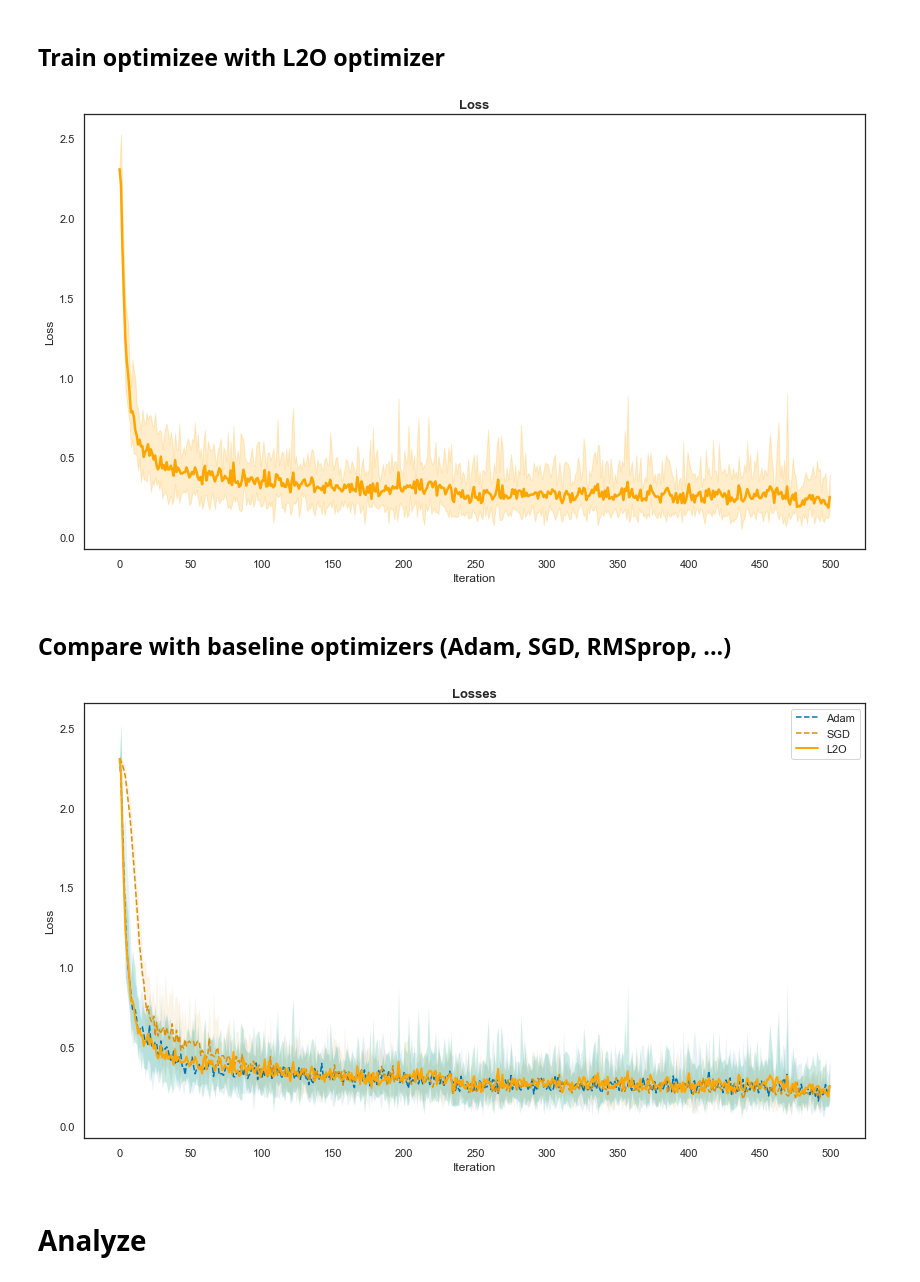
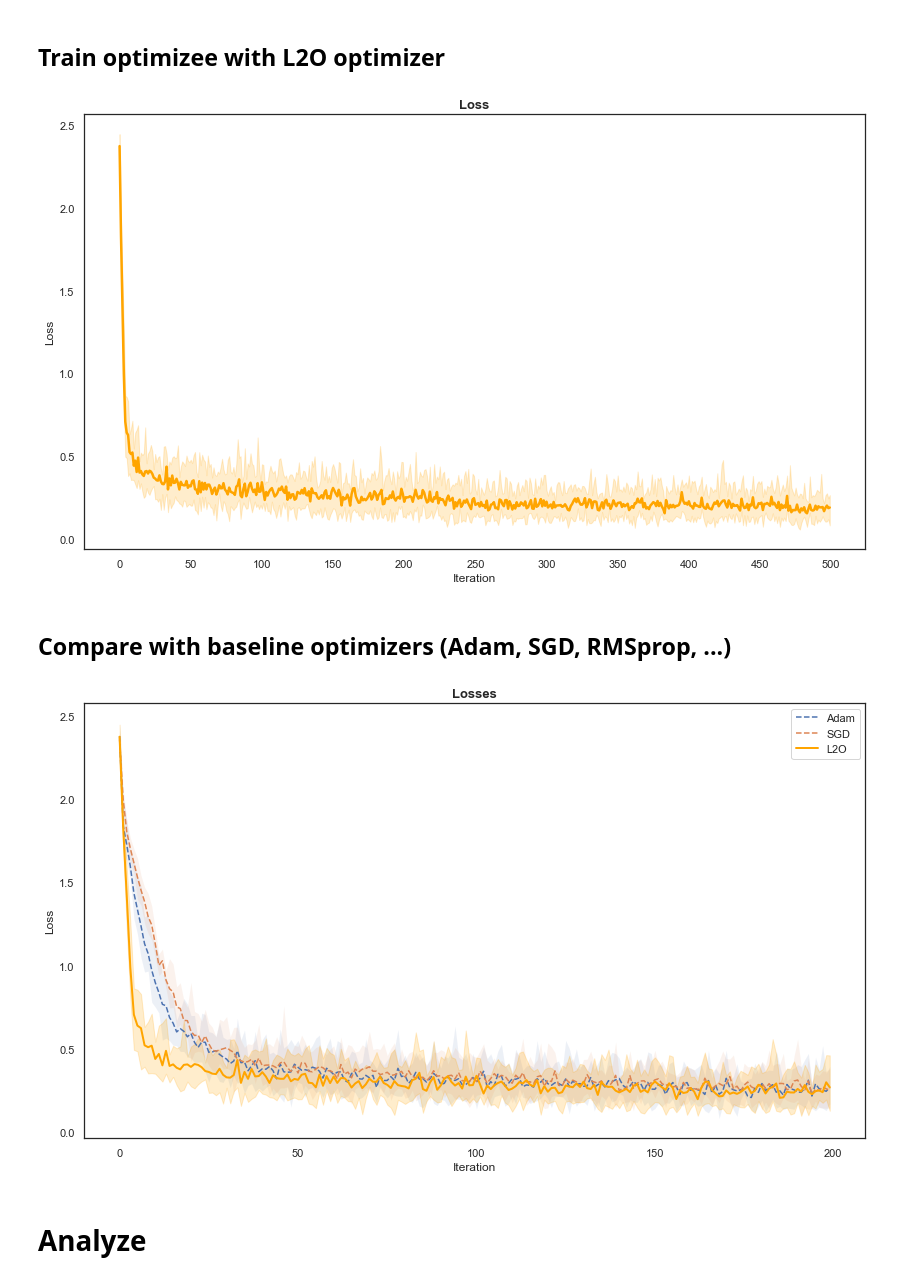
Before and after one commit to Johnny1188/learning-to-optimize, a Jupyter notebook: main.ipynb, the cells around one changed output. Drawn from its saved outputs; the diff is of its cells as text; code cells hidden in the pictures.

```diff
--- a/main.ipynb
+++ b/main.ipynb
@@ -30,10 +31,10 @@ sns.set(color_codes=True)
 sns.set_style("white")
 # %%
 TARGET_CLS = MNISTLoss
-OPTIMIZEE_CLS = MNISTRelu
-OPTIMIZEE_CONFIG = None
-# OPTIMIZEE_CLS = MNISTSimoidBatchNorm
-# OPTIMIZEE_CONFIG = {"affine": True, "track_running_stats": False}
+# OPTIMIZEE_CLS = MNISTRelu
+# OPTIMIZEE_CONFIG = None
+OPTIMIZEE_CLS = MNISTReluBatchNorm
+OPTIMIZEE_CONFIG = {"affine": True, "track_running_stats": False}
 OPTIMIZER_CLS = Optimizer
 OPTIMIZER_PREPROC = True
 N_ITERS = 500
@@ -44,9 +45,9 @@ CKPT_BASE_DIR = "./ckpt"
 CKPT_PREFIX = f"{TARGET_CLS.__name__}_{OPTIMIZEE_CLS.__name__}_{OPTIMIZER_CLS.__name__}_"
 
 # Only for L2O model training
-N_EPOCHS = 10
+N_EPOCHS = 75
 N_OPTIM_RUNS_PER_EPOCH = 20
-TRAINING_N_ITERS = 100
+TRAINING_N_ITERS = 200
 OPTIMIZER_LR = 0.01
 UNROLL = 20
 # %%
@@ -78,7 +77,7 @@ fit_opter_args = dict(
     preproc=OPTIMIZER_PREPROC,
     ckpt_iter_freq=CKPT_ITER_FREQ,
     ckpt_prefix=f"{TARGET_CLS.__name__}_{OPTIMIZEE_CLS.__name__}_{Optimizer.__name__}_",
-    ckpt_dir=os.path.join(CKPT_BASE_DIR, "l2o_optimizer_batch_norm.pt"),
+    ckpt_dir=os.path.join(CKPT_BASE_DIR, "l2o_optimizer"),
 )
 loss, opter_state_dict = fit_optimizer(**fit_opter_args)
 opter = w(OPTIMIZER_CLS(preproc=OPTIMIZER_PREPROC))
@@ -123,8 +122,6 @@ fig = plt.figure(figsize=(14, 8))
 x_ticks = np.arange(0, N_ITERS + 1, 50)
 ax = fig.add_subplot(111)
 ax.plot(np.mean(losses, axis=0), color="orange", linewidth=2.5)
-
-# error bars
 ax.fill_between(
     x=np.arange(losses.shape[1]),
     y1=np.min(losses, axis=0),
@@ -139,7 +136,7 @@ ax.set_ylabel("Loss")
 ax.set_xticks(x_ticks)
 plt.show()
 # %% [output]
-[figure, old version]
+[figure, new version]
 # %% [markdown]
 ## Compare with baseline optimizers (Adam, SGD, RMSprop, ...)
 # %%
@@ -173,48 +170,50 @@ for (opter_name, baseline_opter_cls, extra_kwargs) in BASELINE_OPTERS:
         **extra_kwargs
     ))
 # %%
-# plot opter_losses with sns.lineplot and error bounds (from different tests - first dim of the array)
+### plot comparison
 fig = plt.figure(figsize=(14, 8))
 ax = fig.add_subplot(111)
+show_max_iters = 200
 
 # plot baseline optimizers
 for opter_name, opter_losses in baseline_fit_stats.items():
     sns.lineplot(
-        np.mean(opter_losses, axis=0),
+        np.mean(opter_losses[:,:show_max_iters], axis=0),
         label=opter_name,
         linestyle="--",
         ax=ax,
     )
     ax.fill_between(
-        x=range(opter_losses.shape[1]),
-        y1=np.min(opter_losses, axis=0),
-        y2=np.max(opter_losses, axis=0),
+        x=range(opter_losses[:,:show_max_iters].shape[1]),
+        y1=np.min(opter_losses[:,:show_max_iters], axis=0),
+        y2=np.max(opter_losses[:,:show_max_iters], axis=0),
         alpha=0.1,
     )
 
 # plot L2O optimizer
 sns.lineplot(
-    np.mean(losses, axis=0),
+    np.mean(losses[:,:show_max_iters], axis=0),
     label="L2O",
     color="orange",
     linewidth=2,
     ax=ax,
 )
 ax.fill_between(
-    x=range(losses.shape[1]),
-    y1=np.min(losses, axis=0),
-    y2=np.max(losses, axis=0),
+    x=range(losses[:,:show_max_iters].shape[1]),
+    y1=np.min(losses[:,:show_max_iters], axis=0),
+    y2=np.max(losses[:,:show_max_iters], axis=0),
     alpha=0.2,
+    color="orange",
 )
 
 ax.set_title("Losses", fontsize=13, fontweight="bold")
 ax.set_xlabel("Iteration")
 ax.set_ylabel("Loss")
-x_ticks = np.arange(0, N_ITERS + 1, 50)
+x_ticks = np.arange(0, show_max_iters + 1, 50)
 ax.set_xticks(x_ticks)
 plt.show()
 # %% [output]
-[figure, old version]
+[figure, new version]
 # %% [markdown]
 # Analyze
 # %%
```
Also changed, not shown: parts of 24 cells of this notebook.
